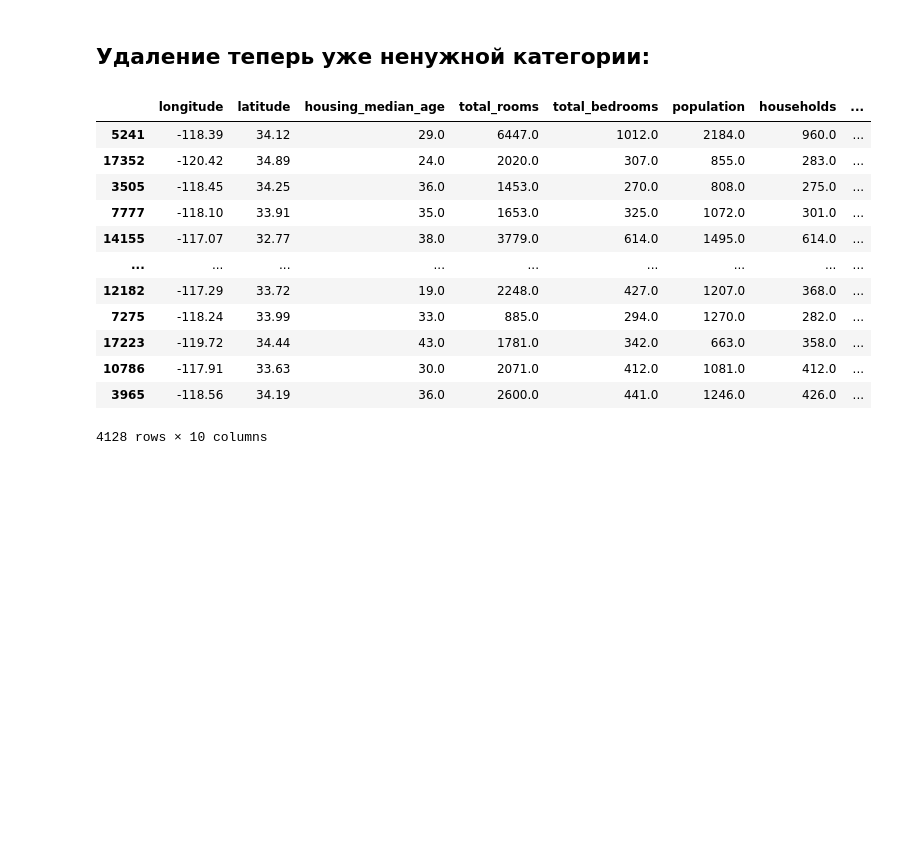
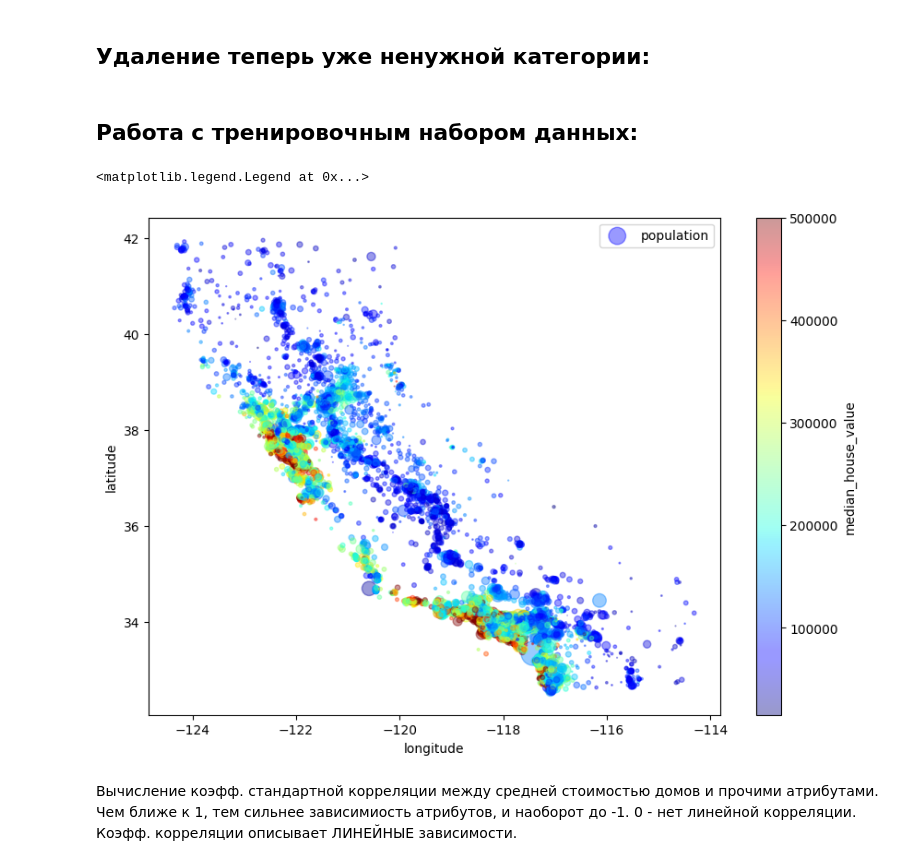
Before and after one commit to MD-Daniel99/Projects, a Jupyter notebook: housing_pred.ipynb, the cells around one changed output. Drawn from its saved outputs; the diff is of its cells as text; code cells hidden in the pictures; blank space fills up the shorter version.

```diff
--- a/housing_pred.ipynb
+++ b/housing_pred.ipynb
@@ -119,20 +117,19 @@ Name: income_cat, dtype: float64
 # %% [markdown]
 ## Удаление теперь уже ненужной категории:
 # %%
-#for set_ in (strat_test_set, strat_train_set):
-  #set_.drop("income_cat", axis = 1, inplace = True)
-strat_test_set
+for set_ in (strat_test_set, strat_train_set):
+  set_.drop("income_cat", axis = 1, inplace = True)
+strat_train_set
-# %% [output]
-|  | longitude | latitude | housing_median_age | total_rooms | total_bedrooms | population | households | ... |
-| 5241 | -118.39 | 34.12 | 29.0 | 6447.0 | 1012.0 | 2184.0 | 960.0 | ... |
-| 17352 | -120.42 | 34.89 | 24.0 | 2020.0 | 307.0 | 855.0 | 283.0 | ... |
-| 3505 | -118.45 | 34.25 | 36.0 | 1453.0 | 270.0 | 808.0 | 275.0 | ... |
-| 7777 | -118.10 | 33.91 | 35.0 | 1653.0 | 325.0 | 1072.0 | 301.0 | ... |
-| 14155 | -117.07 | 32.77 | 38.0 | 3779.0 | 614.0 | 1495.0 | 614.0 | ... |
-| ... | ... | ... | ... | ... | ... | ... | ... | ... |
-| 12182 | -117.29 | 33.72 | 19.0 | 2248.0 | 427.0 | 1207.0 | 368.0 | ... |
-| 7275 | -118.24 | 33.99 | 33.0 | 885.0 | 294.0 | 1270.0 | 282.0 | ... |
-| 17223 | -119.72 | 34.44 | 43.0 | 1781.0 | 342.0 | 663.0 | 358.0 | ... |
-| 10786 | -117.91 | 33.63 | 30.0 | 2071.0 | 412.0 | 1081.0 | 412.0 | ... |
-| 3965 | -118.56 | 34.19 | 36.0 | 2600.0 | 441.0 | 1246.0 | 426.0 | ... |
-4128 rows × 10 columns
+# %% [markdown]
+## Работа с тренировочным набором данных:
+# %%
+housing = strat_train_set.copy()
+housing.plot(kind = "scatter", x = "longitude", y = "latitude", alpha = 0.4, s = housing["population"] / 100, label = "population", figsize = (10, 7),
+                  c = "median_house_value", cmap = plt.get_cmap("jet"), colorbar = True,
+                 )
+plt.legend()
+# %% [output]
+<matplotlib.legend.Legend at 0x...>
+[figure, added]
+# %% [markdown]
+Вычисление коэфф. стандартной корреляции между средней стоимостью домов и прочими атрибутами. Чем ближе к 1, тем сильнее зависимиость атрибутов, и наоборот до -1. 0 - нет линейной корреляции. Коэфф. корреляции описывает ЛИНЕЙНЫЕ зависимости.
```
Also changed, not shown: parts of 12 cells of this notebook.
